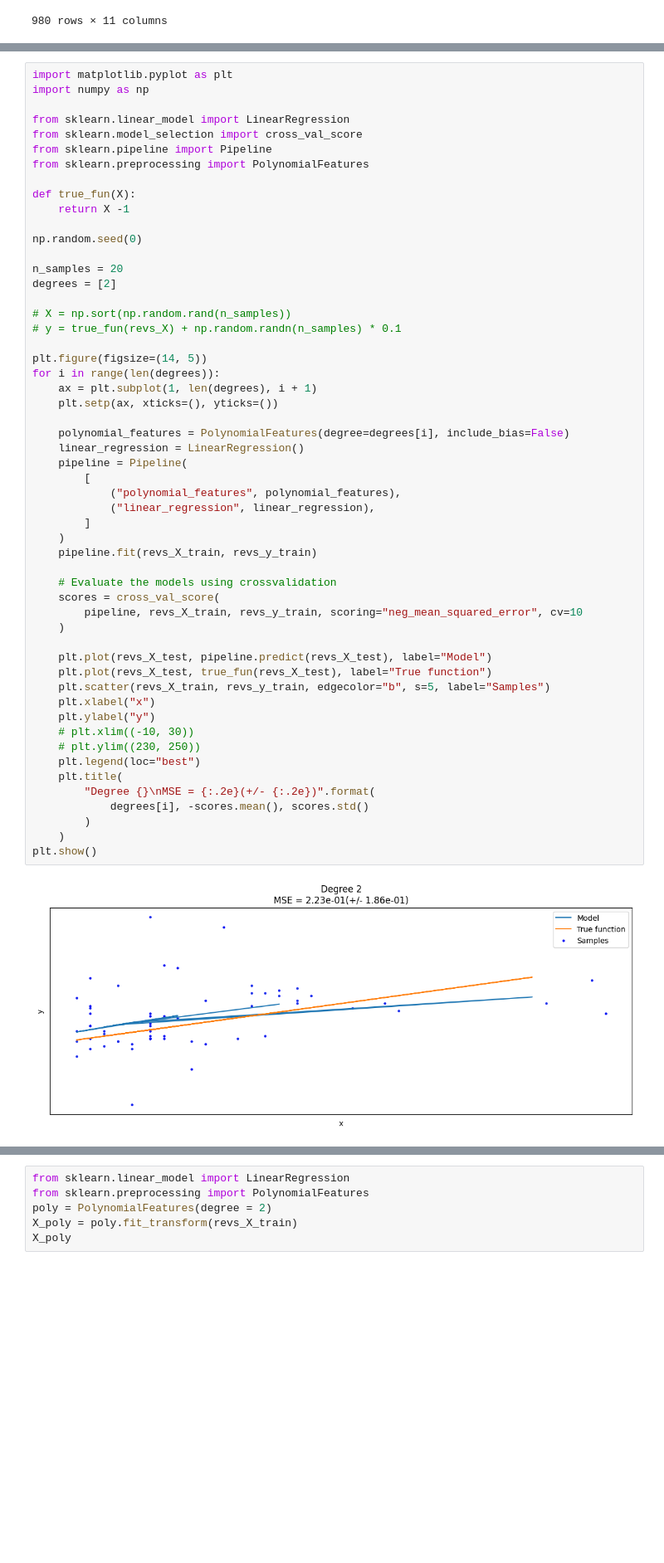
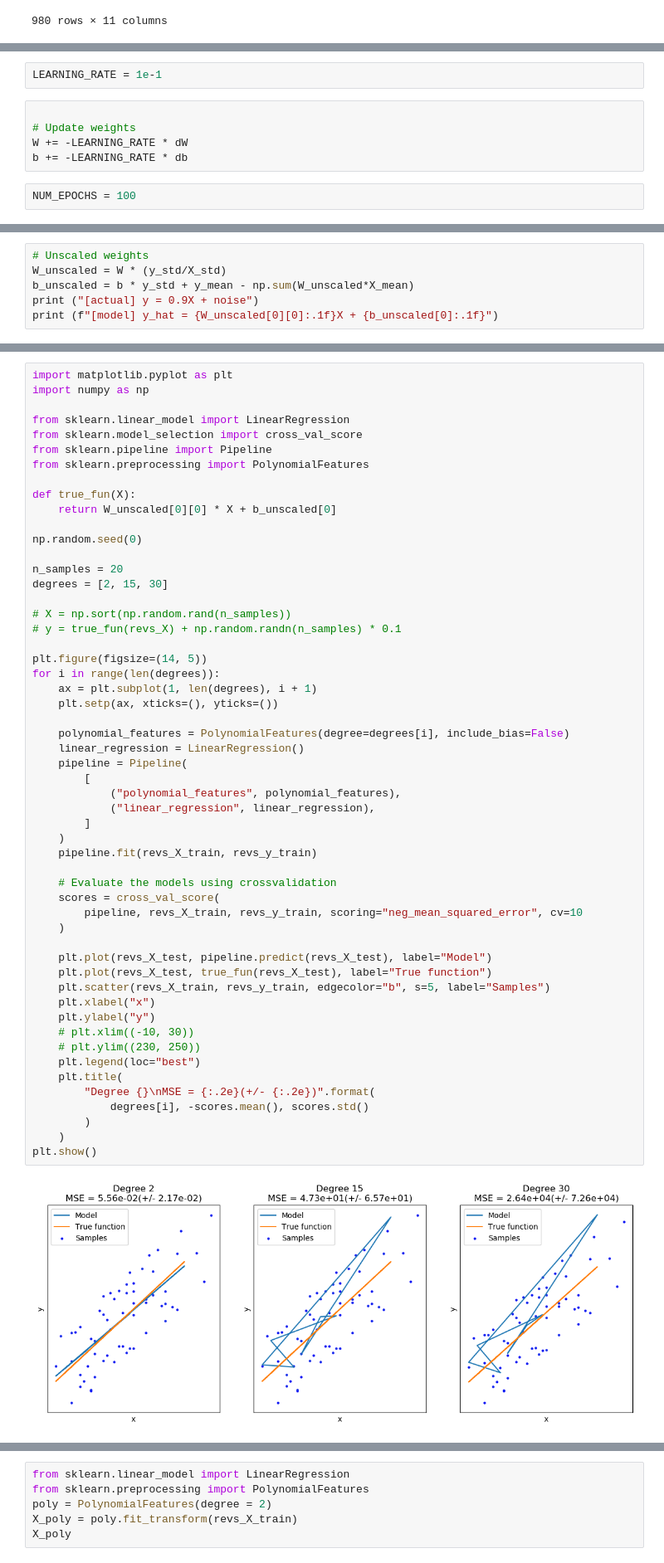
Before and after one commit to hublotik/deepl_labs, a Jupyter notebook: Travel_revs.ipynb, the cells around one changed output, grey strips where cells are left out. Shown: that part at 83% size. Drawn from its saved outputs; the diff is of its cells as text; blank space fills up the shorter version.

```diff
--- a/Travel_revs.ipynb
+++ b/Travel_revs.ipynb
@@ -60,0 +166,9 @@ array([1.36, 1.64, 1.68, 1.16, 2.  , 1.08, 1.12, 1.52, 0.88, 1.6 , 0.56,
+# %%
+LEARNING_RATE = 1e-1
+# %%
+
+# Update weights
+W += -LEARNING_RATE * dW
+b += -LEARNING_RATE * db
+# %%
+NUM_EPOCHS = 100
@@ -60,0 +363,6 @@ array([1.36, 1.64, 1.68, 1.16, 2.  , 1.08, 1.12, 1.52, 0.88, 1.6 , 0.56,
+# %%
+# Unscaled weights
+W_unscaled = W * (y_std/X_std)
+b_unscaled = b * y_std + y_mean - np.sum(W_unscaled*X_mean)
+print ("[actual] y = 0.9X + noise")
+print (f"[model] y_hat = {W_unscaled[0][0]:.1f}X + {b_unscaled[0]:.1f}")
@@ -115,12 +424,12 @@ from sklearn.pipeline import Pipeline
 from sklearn.preprocessing import PolynomialFeatures
 
 def true_fun(X):
-    return X -1
+    return W_unscaled[0][0] * X + b_unscaled[0]
 
 np.random.seed(0)
 
 n_samples = 20
-degrees = [2]
+degrees = [2, 15, 30]
 
 # X = np.sort(np.random.rand(n_samples))
 # y = true_fun(revs_X) + np.random.randn(n_samples) * 0.1
@@ -133,32 +442,32 @@ for i in range(len(degrees)):
     polynomial_features = PolynomialFeatures(degree=degrees[i], include_bias=False)
     linear_regression = LinearRegression()
     pipeline = Pipeline(
         [
             ("polynomial_features", polynomial_features),
             ("linear_regression", linear_regression),
         ]
     )
     pipeline.fit(revs_X_train, revs_y_train)
 
     # Evaluate the models using crossvalidation
     scores = cross_val_score(
         pipeline, revs_X_train, revs_y_train, scoring="neg_mean_squared_error", cv=10
     )
 
     plt.plot(revs_X_test, pipeline.predict(revs_X_test), label="Model")
     plt.plot(revs_X_test, true_fun(revs_X_test), label="True function")
     plt.scatter(revs_X_train, revs_y_train, edgecolor="b", s=5, label="Samples")
     plt.xlabel("x")
     plt.ylabel("y")
     # plt.xlim((-10, 30))
     # plt.ylim((230, 250))
     plt.legend(loc="best")
     plt.title(
         "Degree {}\nMSE = {:.2e}(+/- {:.2e})".format(
             degrees[i], -scores.mean(), scores.std()
         )
     )
 plt.show()
 # %% [output]
-[figure, old version]
+[figure, new version]
 # %%
```
Also changed, not shown: parts of 26 cells of this notebook.
